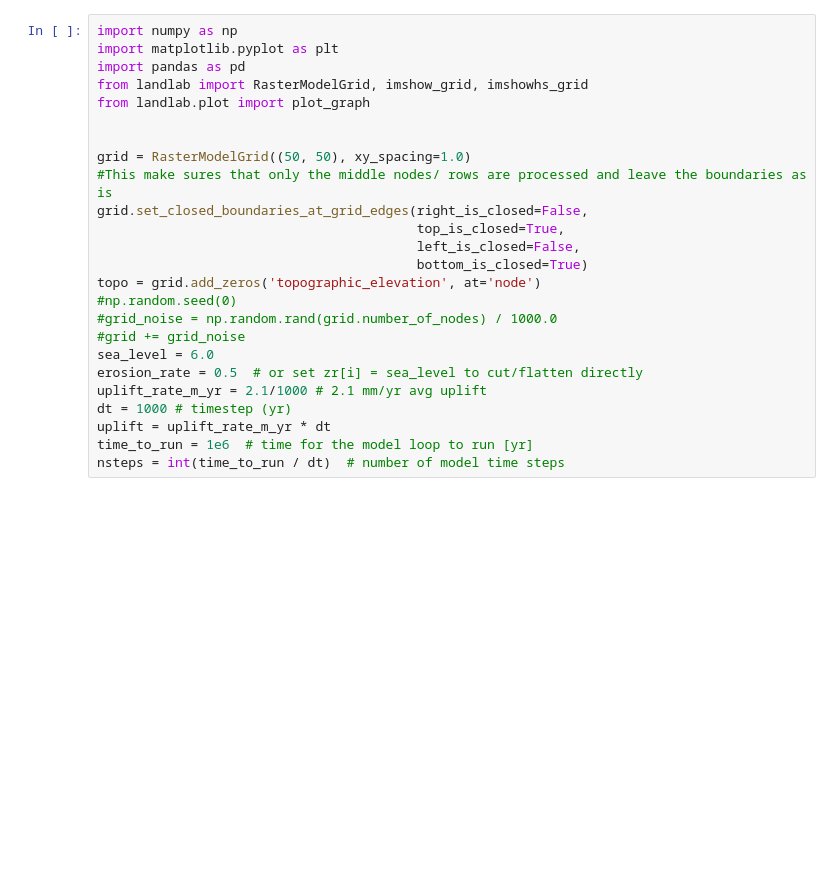
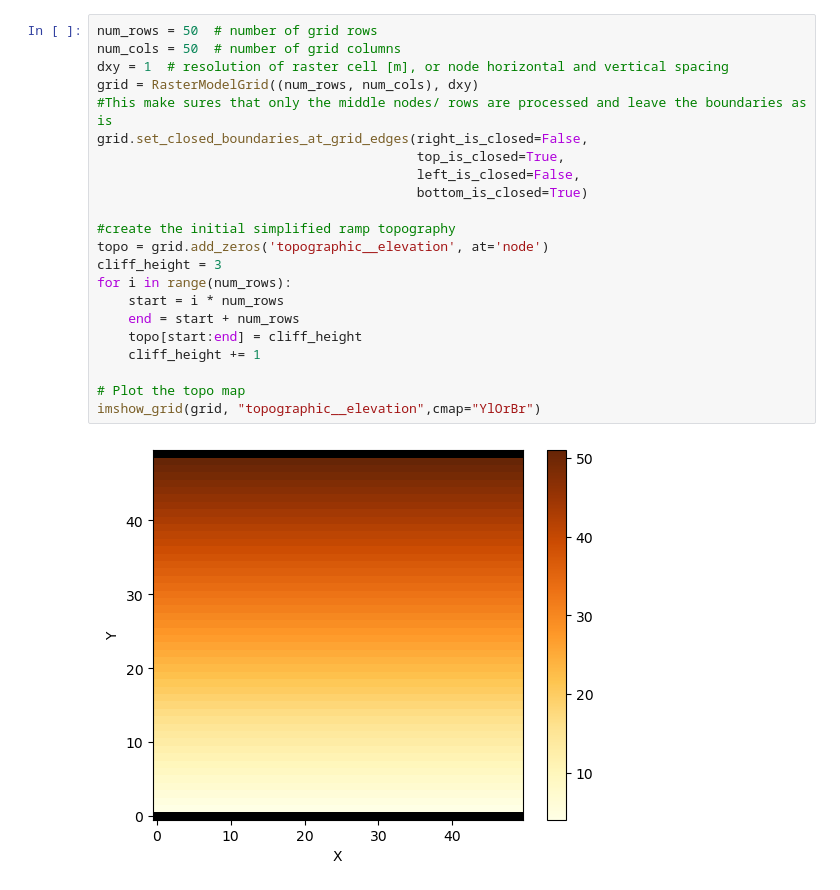
Before and after one commit to csdms-espin/2026_Marine_Platforms, a Jupyter notebook: 1DGridUpliftandSeaLevel.ipynb, the cells around one changed output. Drawn from its saved outputs; the diff is of its cells as text; blank space fills up the shorter version.

```diff
--- a/1DGridUpliftandSeaLevel.ipynb
+++ b/1DGridUpliftandSeaLevel.ipynb
@@ -1,25 +8,24 @@
 # %%
-import numpy as np
-import matplotlib.pyplot as plt
-import pandas as pd
-from landlab import RasterModelGrid, imshow_grid, imshowhs_grid
-from landlab.plot import plot_graph
-
-
-grid = RasterModelGrid((50, 50), xy_spacing=1.0)
+num_rows = 50  # number of grid rows
+num_cols = 50  # number of grid columns
+dxy = 1  # resolution of raster cell [m], or node horizontal and vertical spacing
+grid = RasterModelGrid((num_rows, num_cols), dxy)
 #This make sures that only the middle nodes/ rows are processed and leave the boundaries as is
 grid.set_closed_boundaries_at_grid_edges(right_is_closed=False,
                                          top_is_closed=True,
                                          left_is_closed=False,
                                          bottom_is_closed=True)
-topo = grid.add_zeros('topographic_elevation', at='node')
-#np.random.seed(0)
-#grid_noise = np.random.rand(grid.number_of_nodes) / 1000.0
-#grid += grid_noise
-sea_level = 6.0
-erosion_rate = 0.5  # or set zr[i] = sea_level to cut/flatten directly
-uplift_rate_m_yr = 2.1/1000 # 2.1 mm/yr avg uplift
-dt = 1000 # timestep (yr)
-uplift = uplift_rate_m_yr * dt
-time_to_run = 1e6  # time for the model loop to run [yr]
-nsteps = int(time_to_run / dt)  # number of model time steps
+
+#create the initial simplified ramp topography
+topo = grid.add_zeros('topographic__elevation', at='node')
+cliff_height = 3
+for i in range(num_rows):
+    start = i * num_rows
+    end = start + num_rows
+    topo[start:end] = cliff_height
+    cliff_height += 1
+
+# Plot the topo map
+imshow_grid(grid, "topographic__elevation",cmap="YlOrBr")
+# %% [output]
+[figure, added]
```
Also changed, not shown: parts of 4 cells of this notebook.
